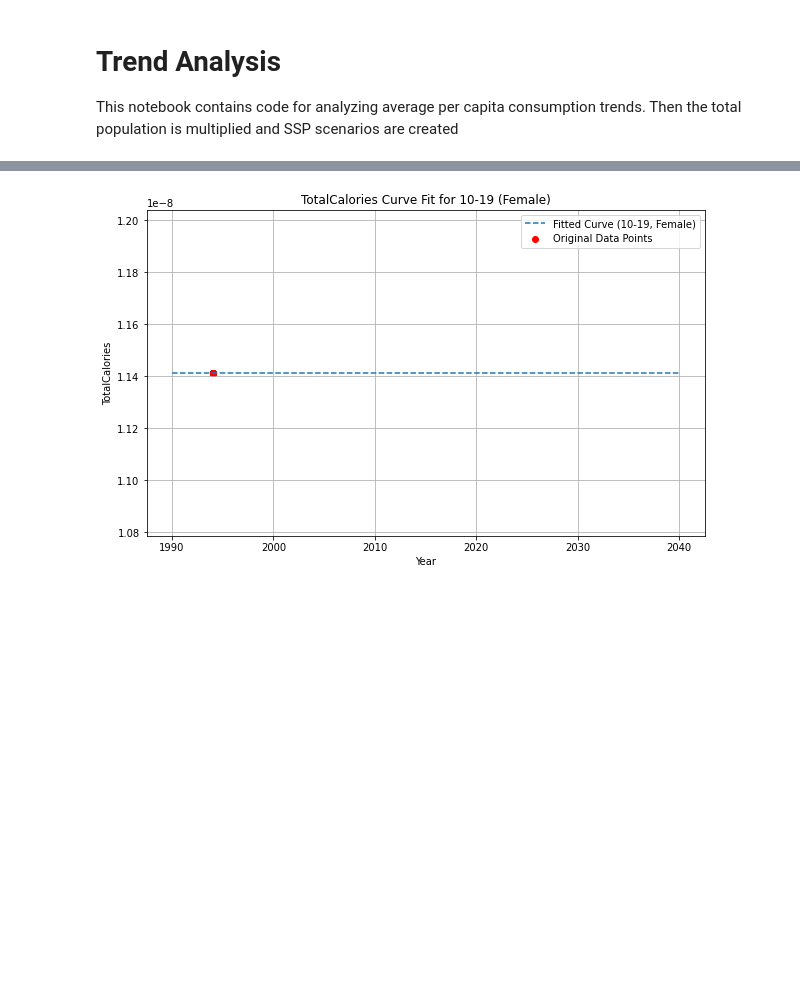
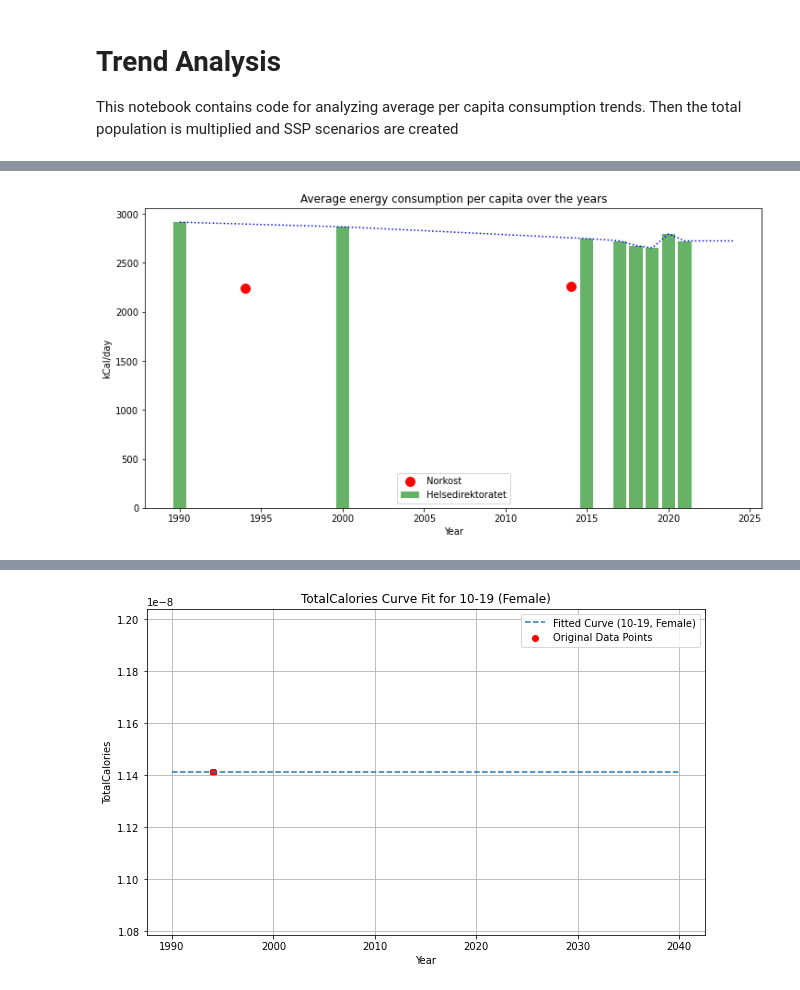
Before and after one commit to avijitvpandit/food-consumption, a Jupyter notebook: src/trend_analysis_2.ipynb, the cells around one changed output, grey strips where cells are left out. Drawn from its saved outputs; the diff is of its cells as text; code cells hidden in the pictures; blank space fills up the shorter version.

```diff
--- a/src/trend_analysis_2.ipynb
+++ b/src/trend_analysis_2.ipynb
@@ -54,0 +155,27 @@ TypeError: can't multiply sequence by non-int of type 'float'
+# %%
+# Plotting the energy consumption over the years from df_interpolated, df_en and nk_energy
+# df_interpolated dotted lines from 1990 to 2025
+# df_en bar graphs for the years present
+# nk_energy - red dots for the years present
+
+plt.figure(figsize=(12, 6))
+
+# Plot df_interpolated with dotted lines
+plt.plot(df_interpolated['Year'], df_interpolated['Energy (kCal/day)'], linestyle=':', color='blue', label='')
+
+# Plot df_en with bar graphs
+plt.bar(df_en.reset_index()['Year'], df_en['Energy (kCal/day)'], color='green', alpha=0.6, label='Helsedirektoratet')
+
+# Plot nk_energy with red dots
+plt.scatter(nk_energy.reset_index()['Year'], nk_energy['AverageEnergyIntake'], color='red', s=100, label='Norkost')
+
+# Adding labels and title
+plt.xlabel('Year')
+plt.ylabel('kCal/day')
+plt.title('Average energy consumption per capita over the years')
+plt.legend()
+
+# Show the plot
+plt.show()
+# %% [output]
+[figure, added]
```
Also changed, not shown: parts of 4 cells of this notebook, 6 other files.
